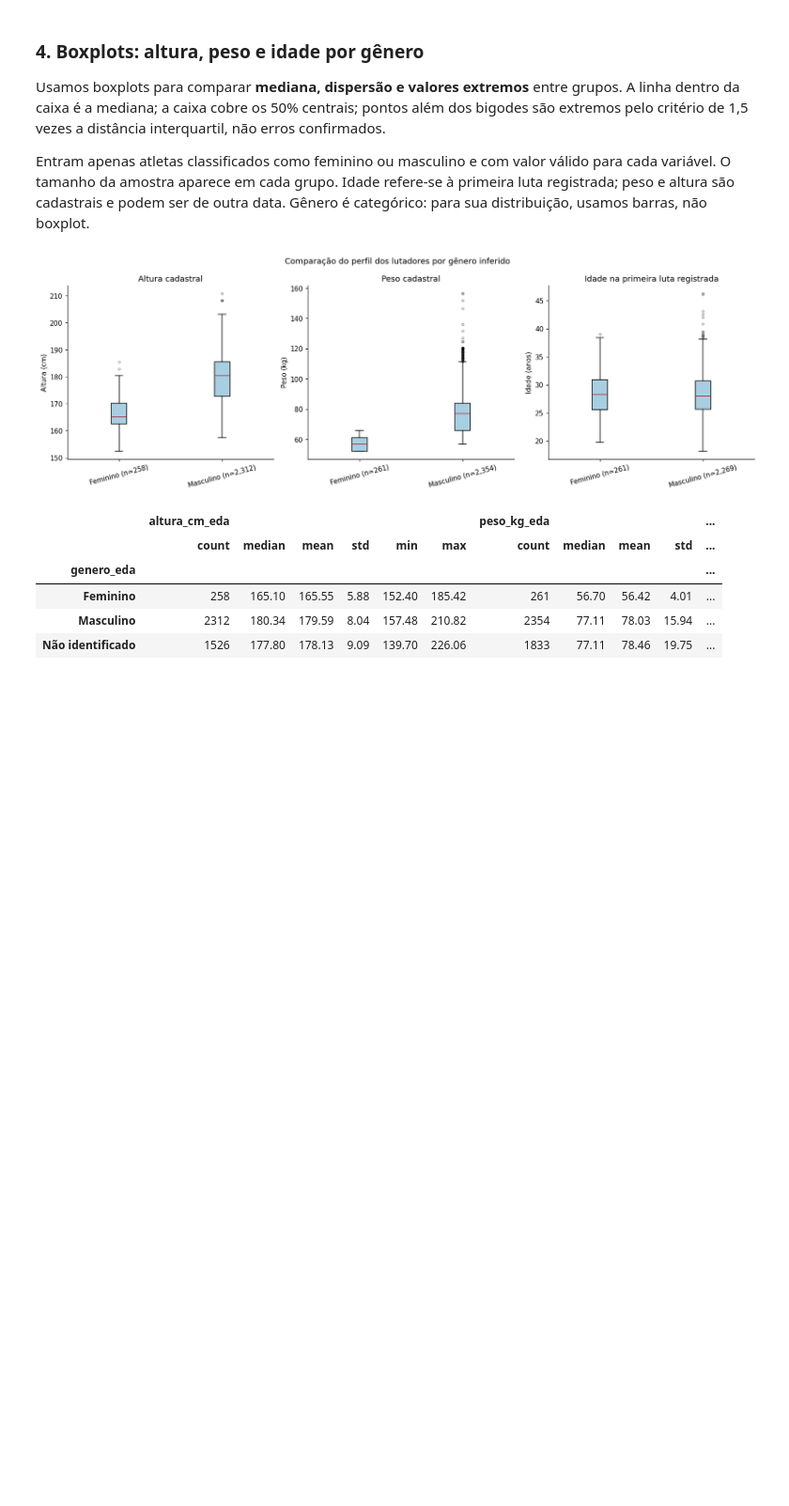
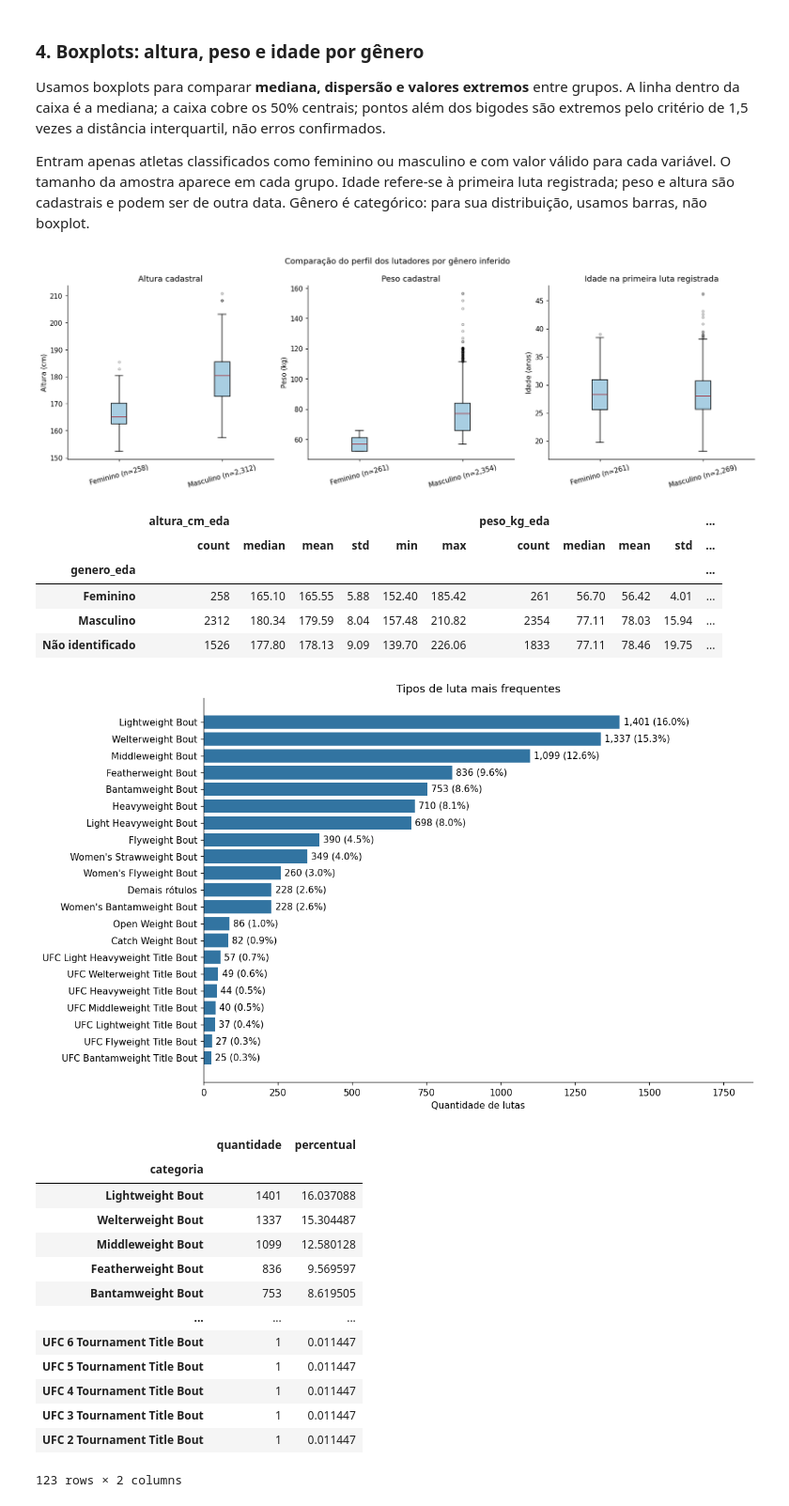
Before and after one commit to EduardoDemetrio/mma-data-lab, a Jupyter notebook: Eda_tcc_ed.ipynb, the cells around one changed output. Shown at 94% size. Saved outputs shown, nothing was run; the diff lists cells and outputs as text; code cells hidden in the pictures; blank space fills up the shorter version.

```diff
--- a/Eda_tcc_ed.ipynb
+++ b/Eda_tcc_ed.ipynb
@@ -724,23 +817,0 @@ Correlação de Spearman em um conjunto selecionado, sem IDs, rankings ou cópia
-# %%
-selecionadas = ['kd', 'sig_str_attempted', 'sig_str_landed', 'sig_str_precisao_eda',
-                'sig_str_head_landed', 'sig_str_leg_landed', 'td_landed', 'ctrl_segundo']
-colunas = [f'diff_eda_{m}' for m in selecionadas] + ['red_venceu']
-dados_corr = eda.loc[decisiva, colunas].copy()
-dados_corr.columns = ['Δ ' + metricas[m] for m in selecionadas] + ['Vitória do vermelho']
-correlacoes = dados_corr.corr(method='spearman', min_periods=30)
-presenca = dados_corr.notna().astype(int)
-n_correlacoes = presenca.T.dot(presenca)
-fig, ax = plt.subplots(figsize=(12, 10))
-im = ax.imshow(correlacoes, cmap='RdBu_r', vmin=-1, vmax=1)
-ax.set_xticks(range(len(correlacoes)), correlacoes.columns, rotation=55, ha='right')
-ax.set_yticks(range(len(correlacoes)), correlacoes.index)
-for i in range(len(correlacoes)):
-    for j in range(len(correlacoes)):
-        valor = correlacoes.iloc[i, j]
-        ax.text(j, i, f'{valor:.2f}' if pd.notna(valor) else '—', ha='center', va='center',
-                color='white' if pd.notna(valor) and abs(valor) > .6 else 'black', fontsize=9)
-ax.set_title('Correlações de Spearman — diferenças entre lutadores')
-fig.colorbar(im, ax=ax, shrink=.75, label='Correlação')
-fig.tight_layout()
-plt.show()
-display(n_correlacoes)
@@ -1238,3 +1145,21 @@ display(resumo_fighters.round(2))
 | Feminino | 258 | 165.10 | 165.55 | 5.88 | 152.40 | 185.42 | 261 | 56.70 | 56.42 | 4.01 | ... |
 | Masculino | 2312 | 180.34 | 179.59 | 8.04 | 157.48 | 210.82 | 2354 | 77.11 | 78.03 | 15.94 | ... |
 | Não identificado | 1526 | 177.80 | 178.13 | 9.09 | 139.70 | 226.06 | 1833 | 77.11 | 78.46 | 19.75 | ... |
+# %%
+freq_bout = frequencias(eda['bout_type'], 'Tipos de luta mais frequentes', top=20)
+# %% [output]
+[figure, added]
+|  | quantidade | percentual |
+| categoria |  |  |
+| Lightweight Bout | 1401 | 16.037088 |
+| Welterweight Bout | 1337 | 15.304487 |
+| Middleweight Bout | 1099 | 12.580128 |
+| Featherweight Bout | 836 | 9.569597 |
+| Bantamweight Bout | 753 | 8.619505 |
+| ... | ... | ... |
+| UFC 6 Tournament Title Bout | 1 | 0.011447 |
+| UFC 5 Tournament Title Bout | 1 | 0.011447 |
+| UFC 4 Tournament Title Bout | 1 | 0.011447 |
+| UFC 3 Tournament Title Bout | 1 | 0.011447 |
+| UFC 2 Tournament Title Bout | 1 | 0.011447 |
+123 rows × 2 columns
```
Also changed, not shown: parts of 17 cells of this notebook.
